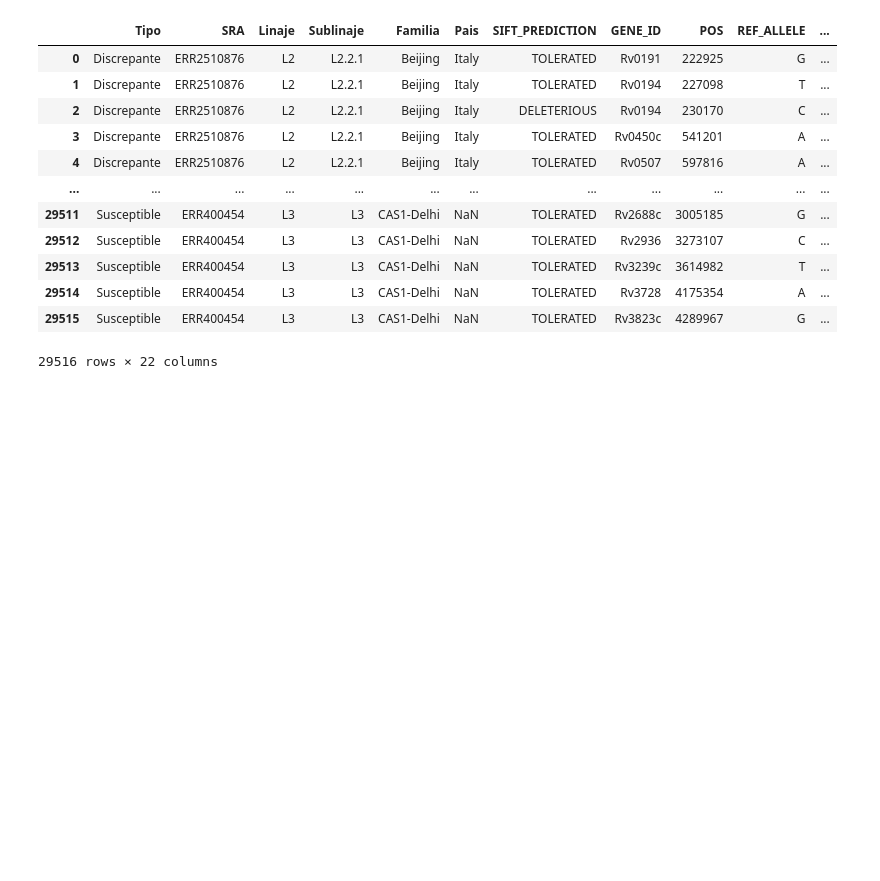
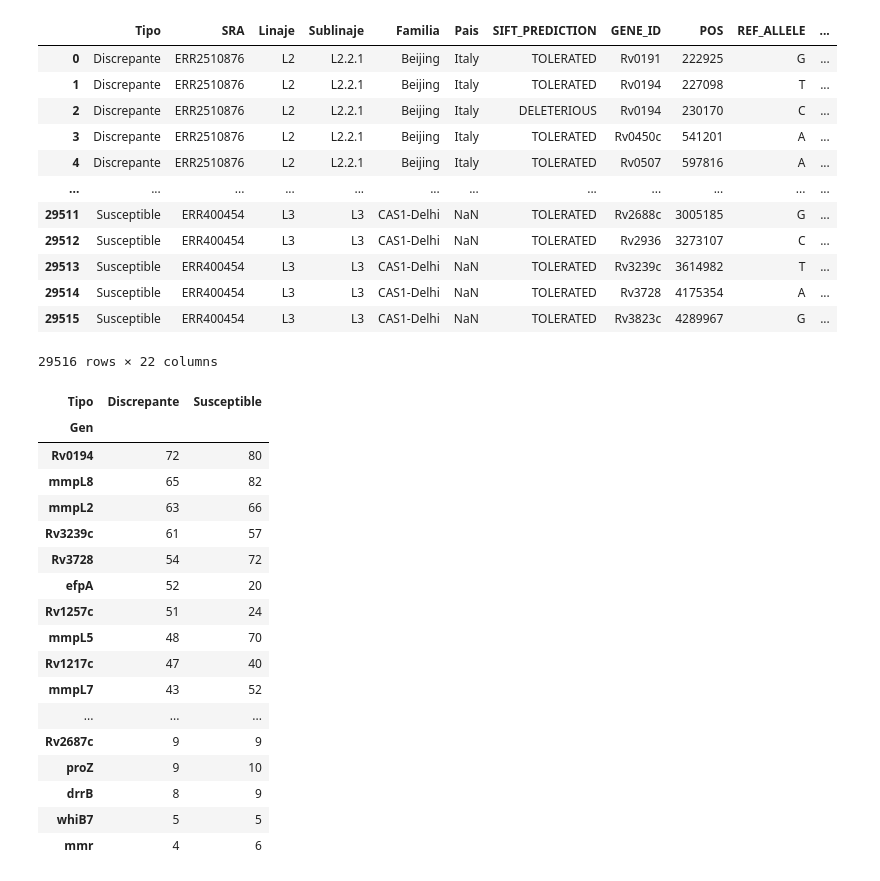
Before and after one commit to SaitamaWick98/Scripts-maestria, a Jupyter notebook: notebooks/Genes mas comunes de BE.ipynb, the cells around one changed output. Cells and saved outputs as stored; diff of their text form; code cells hidden in the pictures; blank space fills up the shorter version.

```diff
--- a/notebooks/Genes mas comunes de BE.ipynb
+++ b/notebooks/Genes mas comunes de BE.ipynb
@@ -44,0 +50,21 @@ df[["Gen", "Mut"]] = df["Mutacion"].str.split(" ", n=1, expand=True)
+# %%
+mut
+# %% [output]
+| Tipo | Discrepante | Susceptible |
+| Gen |  |  |
+| Rv0194 | 72 | 80 |
+| mmpL8 | 65 | 82 |
+| mmpL2 | 63 | 66 |
+| Rv3239c | 61 | 57 |
+| Rv3728 | 54 | 72 |
+| efpA | 52 | 20 |
+| Rv1257c | 51 | 24 |
+| mmpL5 | 48 | 70 |
+| Rv1217c | 47 | 40 |
+| mmpL7 | 43 | 52 |
+| ... | ... | ... |
+| Rv2687c | 9 | 9 |
+| proZ | 9 | 10 |
+| drrB | 8 | 9 |
+| whiB7 | 5 | 5 |
+| mmr | 4 | 6 |
```
Also changed, not shown: parts of 3 cells of this notebook, 3 other files.
